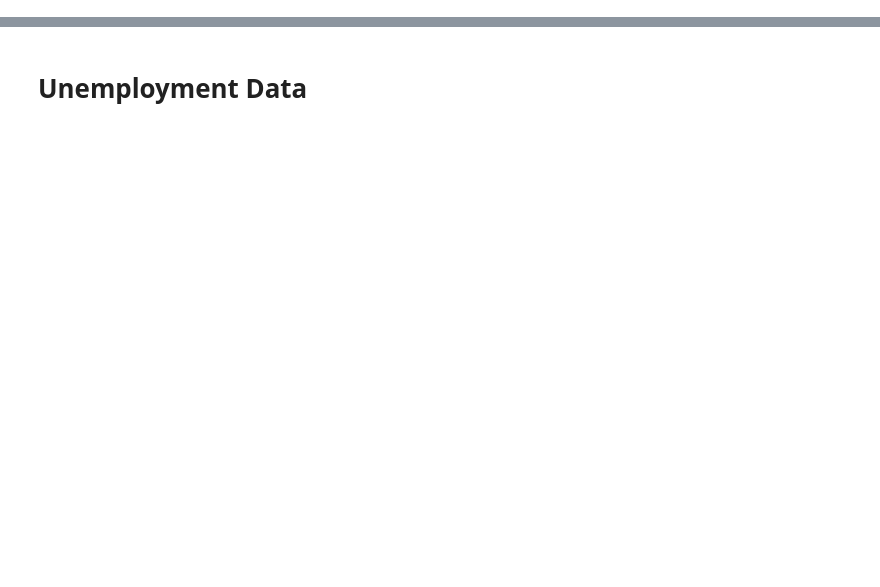
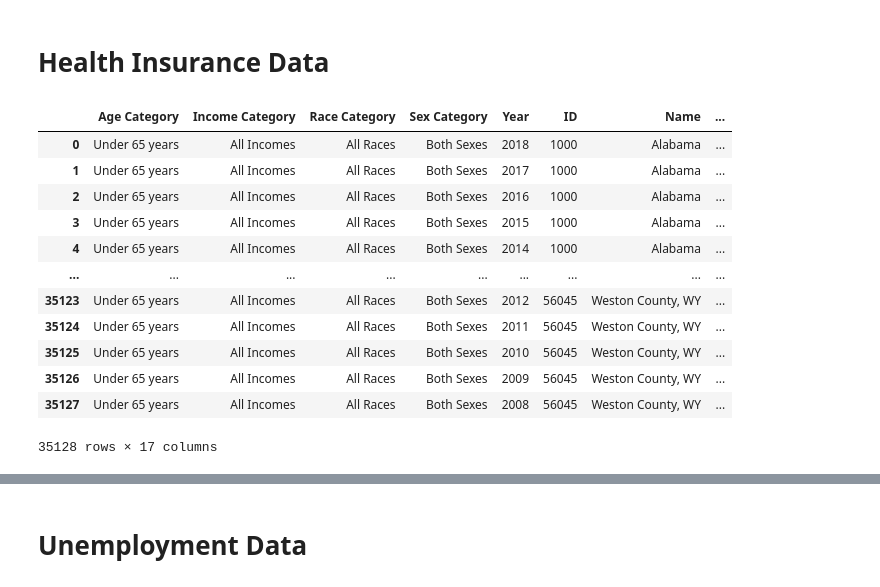
Before and after one commit to Jua91/ETL-Project, a Jupyter notebook: Data_cleanup.ipynb, the cells around one changed output, grey strips where cells are left out. Cells and saved outputs as stored; diff of their text form; code cells hidden in the pictures; blank space fills up the shorter version.

```diff
--- a/Data_cleanup.ipynb
+++ b/Data_cleanup.ipynb
@@ -2,0 +5,20 @@ import pandas as pd
+# %% [markdown]
+# Health Insurance Data
+# %%
+hi_file = "Resources/health_ins(2008-2018).csv"
+health_insurance_df = pd.read_csv(hi_file)
+health_insurance_df
+# %% [output]
+|  | Age Category | Income Category | Race Category | Sex Category | Year | ID | Name | ... |
+| 0 | Under 65 years | All Incomes | All Races | Both Sexes | 2018 | 1000 | Alabama | ... |
+| 1 | Under 65 years | All Incomes | All Races | Both Sexes | 2017 | 1000 | Alabama | ... |
+| 2 | Under 65 years | All Incomes | All Races | Both Sexes | 2016 | 1000 | Alabama | ... |
+| 3 | Under 65 years | All Incomes | All Races | Both Sexes | 2015 | 1000 | Alabama | ... |
+| 4 | Under 65 years | All Incomes | All Races | Both Sexes | 2014 | 1000 | Alabama | ... |
+| ... | ... | ... | ... | ... | ... | ... | ... | ... |
+| 35123 | Under 65 years | All Incomes | All Races | Both Sexes | 2012 | 56045 | Weston County, WY | ... |
+| 35124 | Under 65 years | All Incomes | All Races | Both Sexes | 2011 | 56045 | Weston County, WY | ... |
+| 35125 | Under 65 years | All Incomes | All Races | Both Sexes | 2010 | 56045 | Weston County, WY | ... |
+| 35126 | Under 65 years | All Incomes | All Races | Both Sexes | 2009 | 56045 | Weston County, WY | ... |
+| 35127 | Under 65 years | All Incomes | All Races | Both Sexes | 2008 | 56045 | Weston County, WY | ... |
+35128 rows × 17 columns
```
Also changed, not shown: parts of 38 cells of this notebook, 6 other files.
